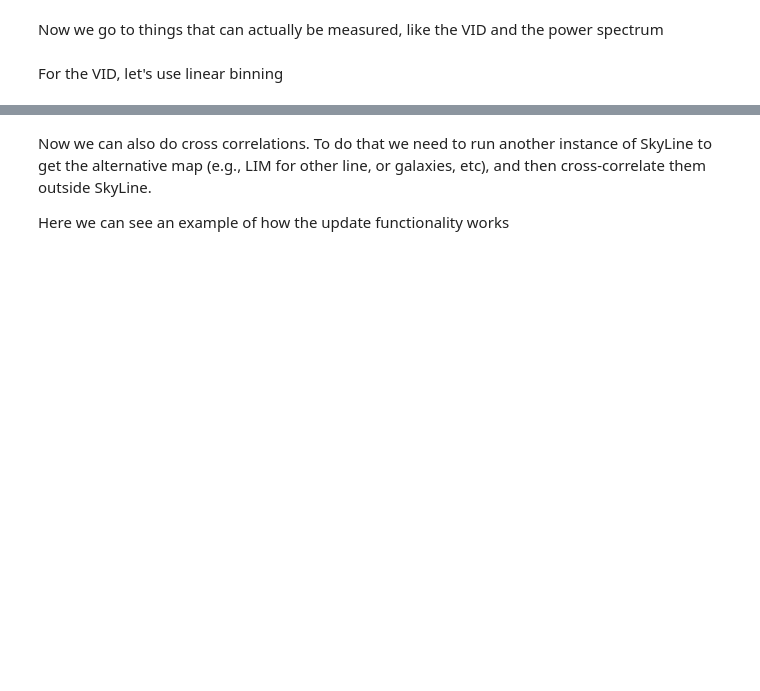
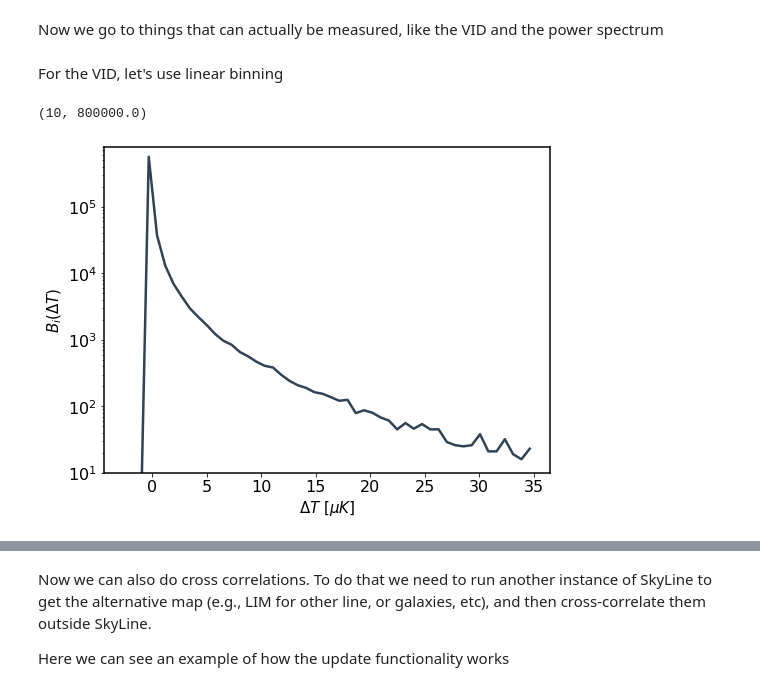
Before and after one commit to kokron/skyLine, a Jupyter notebook: examples/quickstart.ipynb, the cells around one changed output, grey strips where cells are left out. Saved outputs shown, nothing was run; the diff lists cells and outputs as text; code cells hidden in the pictures; blank space fills up the shorter version.

```diff
--- a/examples/quickstart.ipynb
+++ b/examples/quickstart.ipynb
@@ -229,15 +248,19 @@ Now we go to things that can actually be measured, like the VID and the power sp
 For the VID, let's use linear binning
 # %%
 #Temperature binning
-TiCO_edge=np.linspace(-6, 35, 50+1)
+TiCO_edge=np.linspace(-3, 35, 50+1)
 TiCO=(TiCO_edge[:-1]+TiCO_edge[1:])/2.
 #Get the VID
-BiCO=np.histogram(LC_CO.obs_3d_map.flatten(), bins=TiCO_edge)[0]
+BiCO=np.histogram(np.asarray(LC_CO.obs_3d_map).flatten(), bins=TiCO_edge)[0]
 # %%
 #plot the VID
 plt.semilogy(TiCO, BiCO, color=dark_blue)
 plt.xlabel(r"$\Delta T$ [$\mu K$]", fontsize = 15) #Delta T because we remove the mean
 plt.ylabel("$B_{i}(\Delta T)$", fontsize=15)
+plt.ylim(10,8e5)
+# %% [output]
+(10, 800000.0)
+[figure, added]
 # %%
 #Get the k binning for the power spectrum
 k = LC_CO.k_Pk_poles
```
Also changed, not shown: parts of 13 cells of this notebook.
